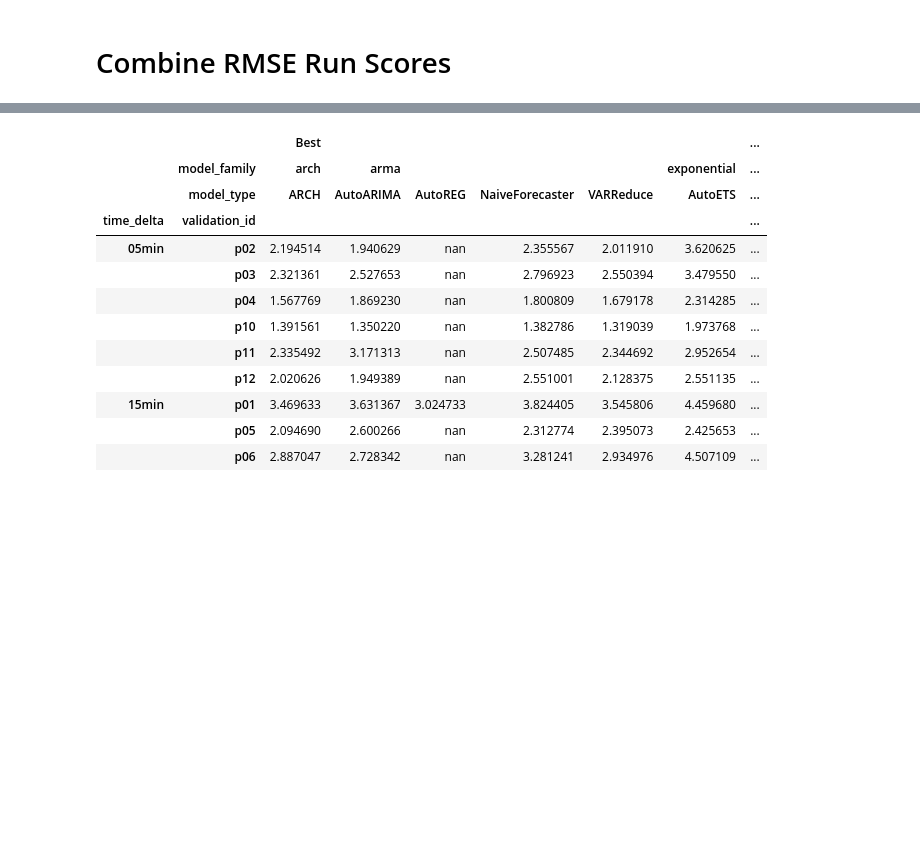
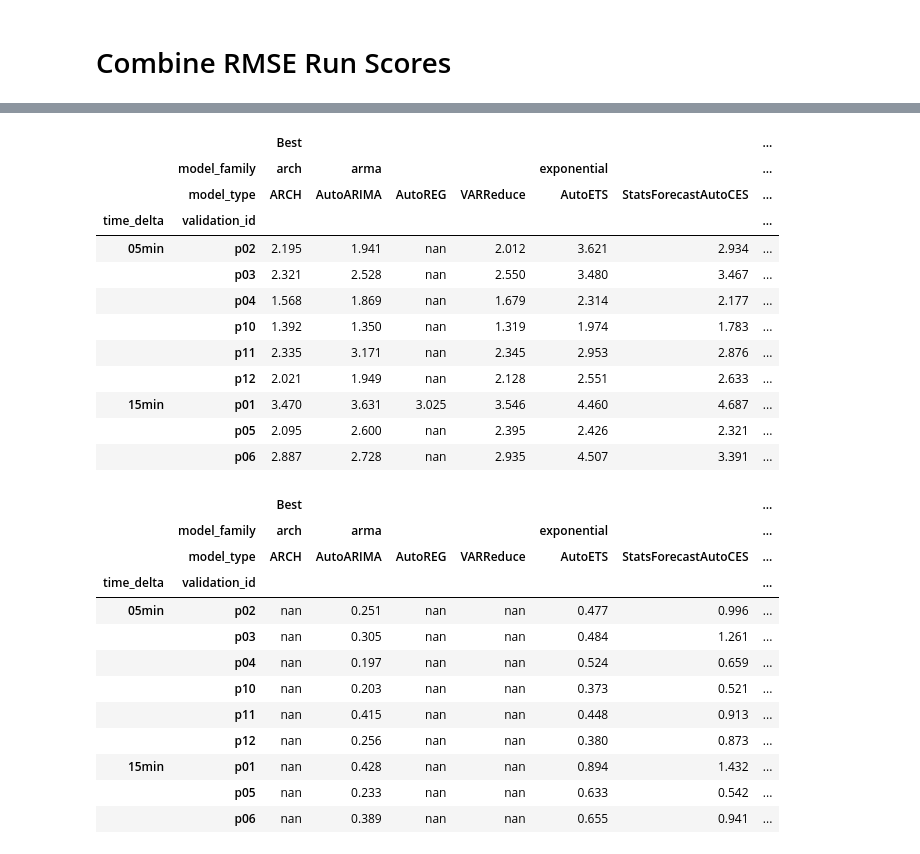
Before and after one commit to Blood-Glucose-Control/nocturnal-hypo-gly-prob-forecast, a Jupyter notebook: scripts/notebooks/4.00-cjr-combine-rmse.ipynb, the cells around one changed output, grey strips where cells are left out. Saved outputs shown, nothing was run; the diff lists cells and outputs as text; code cells hidden in the pictures; blank space fills up the shorter version.

```diff
--- a/scripts/notebooks/4.00-cjr-combine-rmse.ipynb
+++ b/scripts/notebooks/4.00-cjr-combine-rmse.ipynb
@@ -180,0 +159,3 @@ best_results_unstacked
+# %%
+best_results_unstacked_rmse = best_results_rmse.unstack(["model_family", "model_type"])
+best_results_unstacked_rmse
@@ -180,0 +176,5 @@ best_results_unstacked
+# %%
+best_results_unstacked_pinball = best_results_pinball.unstack(
+    ["model_family", "model_type"]
+)
+best_results_unstacked_pinball
@@ -181,38 +195,63 @@ best_results_unstacked
 # %%
 def highlight_scores(row):
     # Create masks
     min_mask = row == row.min()
 
     # Get NaiveForecaster values for each model family
     naive_values = row.loc[
         row.index.get_level_values("model_type") == "NaiveForecaster"
     ]
 
     # Compare each value with corresponding NaiveForecaster value
     naive_mask = row.apply(lambda x: any(x > naive_values))
 
     # Initialize style arrays
     bold = ["font-weight: bold; color: skyblue" if v else "" for v in min_mask]
     font_color = ["color: #FFB366" if v else "" for v in naive_mask]
 
     # Combine styles
     return [f"{b}; {bg}" if (b or bg) else "" for b, bg in zip(bold, font_color)]
 
 
-# Apply styling
-styled_results = best_results_unstacked.style.apply(highlight_scores, axis=1)
-styled_results
+# Round the DataFrames first
+rounded_rmse = best_results_unstacked_rmse.round(3)
+rounded_pinball = best_results_unstacked_pinball.round(3)
+
+# Apply styling to rounded DataFrames with explicit number formatting
+styled_results_rmse = rounded_rmse.style.apply(highlight_scores, axis=1).format(
+    "{:.3f}"
+)  # Force 3 decimal places
+
+styled_results_pinball = rounded_pinball.style.apply(highlight_scores, axis=1).format(
+    "{:.3f}"
+)  # Force 3 decimal places
+
+display(styled_results_rmse)
+display(styled_results_pinball)
 # %% [output]
 |  |  | Best |  |  |  |  |  | ... |
-|  | model_family | arch | arma |  |  |  | exponential | ... |
-|  | model_type | ARCH | AutoARIMA | AutoREG | NaiveForecaster | VARReduce | AutoETS | ... |
+|  | model_family | arch | arma |  |  | exponential |  | ... |
+|  | model_type | ARCH | AutoARIMA | AutoREG | VARReduce | AutoETS | StatsForecastAutoCES | ... |
 | time_delta | validation_id |  |  |  |  |  |  | ... |
-| 05min | p02 | 2.194514 | 1.940629 | nan | 2.355567 | 2.011910 | 3.620625 | ... |
-|  | p03 | 2.321361 | 2.527653 | nan | 2.796923 | 2.550394 | 3.479550 | ... |
-|  | p04 | 1.567769 | 1.869230 | nan | 1.800809 | 1.679178 | 2.314285 | ... |
-|  | p10 | 1.391561 | 1.350220 | nan | 1.382786 | 1.319039 | 1.973768 | ... |
-|  | p11 | 2.335492 | 3.171313 | nan | 2.507485 | 2.344692 | 2.952654 | ... |
-|  | p12 | 2.020626 | 1.949389 | nan | 2.551001 | 2.128375 | 2.551135 | ... |
-| 15min | p01 | 3.469633 | 3.631367 | 3.024733 | 3.824405 | 3.545806 | 4.459680 | ... |
-|  | p05 | 2.094690 | 2.600266 | nan | 2.312774 | 2.395073 | 2.425653 | ... |
-|  | p06 | 2.887047 | 2.728342 | nan | 3.281241 | 2.934976 | 4.507109 | ... |
+| 05min | p02 | 2.195 | 1.941 | nan | 2.012 | 3.621 | 2.934 | ... |
+|  | p03 | 2.321 | 2.528 | nan | 2.550 | 3.480 | 3.467 | ... |
+|  | p04 | 1.568 | 1.869 | nan | 1.679 | 2.314 | 2.177 | ... |
+|  | p10 | 1.392 | 1.350 | nan | 1.319 | 1.974 | 1.783 | ... |
+|  | p11 | 2.335 | 3.171 | nan | 2.345 | 2.953 | 2.876 | ... |
+|  | p12 | 2.021 | 1.949 | nan | 2.128 | 2.551 | 2.633 | ... |
+| 15min | p01 | 3.470 | 3.631 | 3.025 | 3.546 | 4.460 | 4.687 | ... |
+|  | p05 | 2.095 | 2.600 | nan | 2.395 | 2.426 | 2.321 | ... |
+|  | p06 | 2.887 | 2.728 | nan | 2.935 | 4.507 | 3.391 | ... |
+|  |  | Best |  |  |  |  |  | ... |
+|  | model_family | arch | arma |  |  | exponential |  | ... |
+|  | model_type | ARCH | AutoARIMA | AutoREG | VARReduce | AutoETS | StatsForecastAutoCES | ... |
+| time_delta | validation_id |  |  |  |  |  |  | ... |
+| 05min | p02 | nan | 0.251 | nan | nan | 0.477 | 0.996 | ... |
+|  | p03 | nan | 0.305 | nan | nan | 0.484 | 1.261 | ... |
+|  | p04 | nan | 0.197 | nan | nan | 0.524 | 0.659 | ... |
+|  | p10 | nan | 0.203 | nan | nan | 0.373 | 0.521 | ... |
+|  | p11 | nan | 0.415 | nan | nan | 0.448 | 0.913 | ... |
+|  | p12 | nan | 0.256 | nan | nan | 0.380 | 0.873 | ... |
+| 15min | p01 | nan | 0.428 | nan | nan | 0.894 | 1.432 | ... |
+|  | p05 | nan | 0.233 | nan | nan | 0.633 | 0.542 | ... |
+|  | p06 | nan | 0.389 | nan | nan | 0.655 | 0.941 | ... |
```
Also changed, not shown: parts of 19 cells of this notebook, 27 other files.
